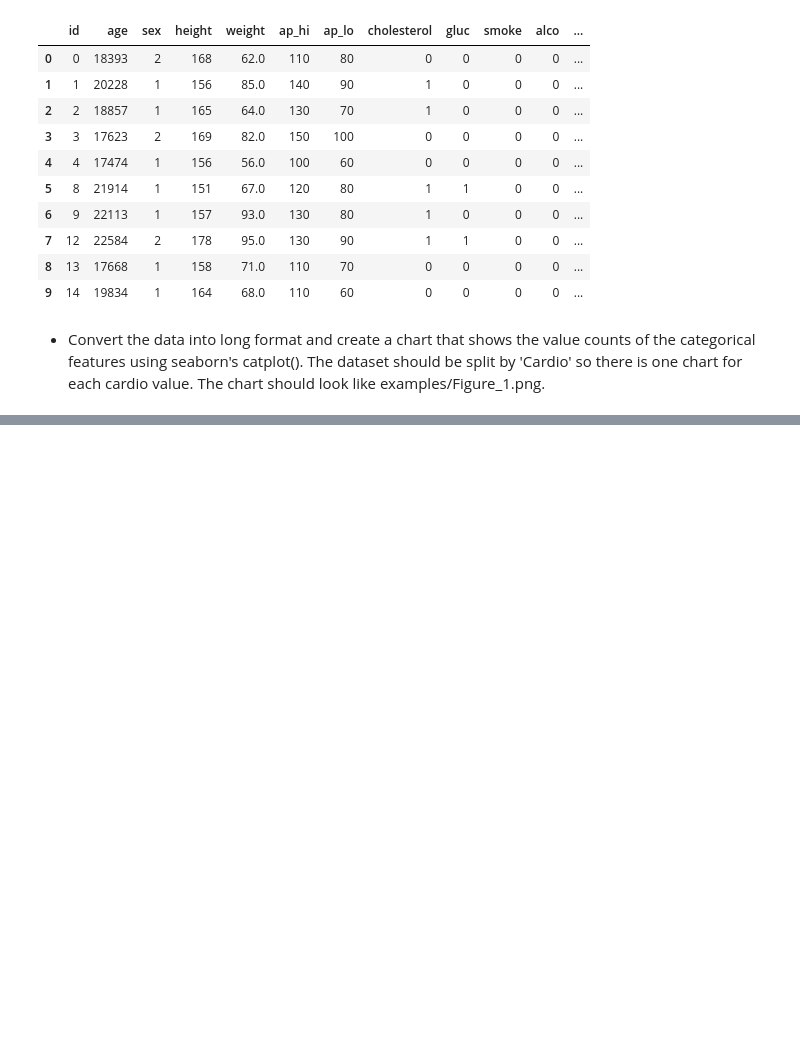
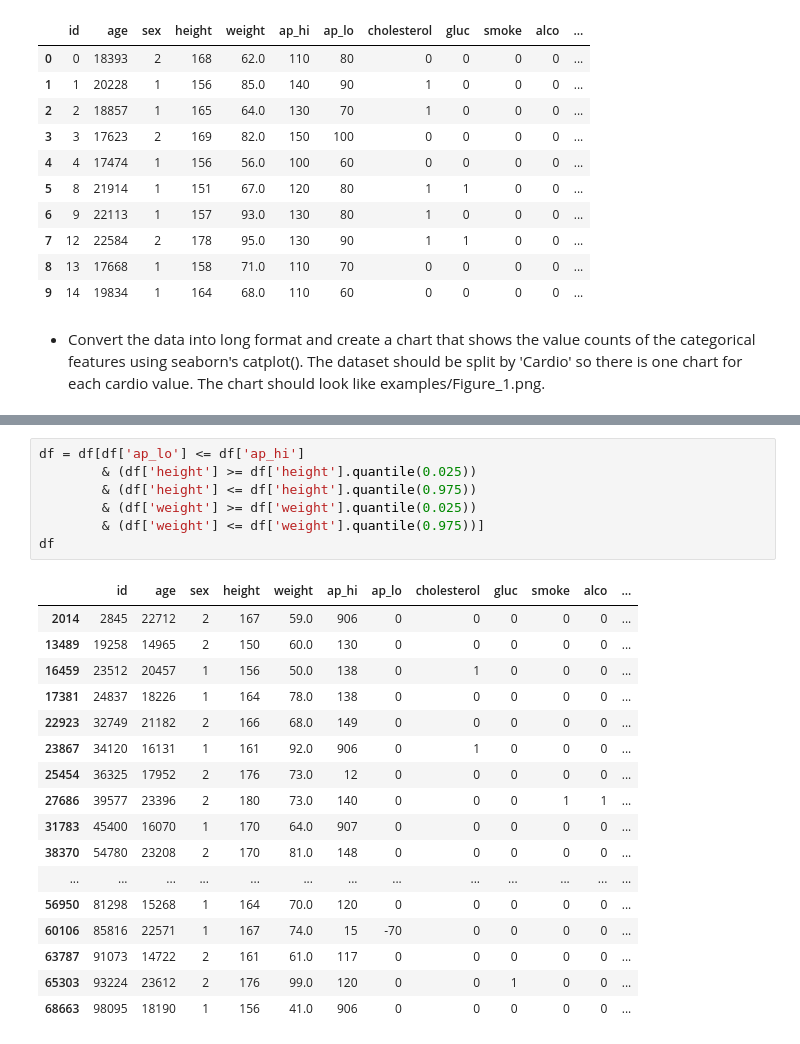
Before and after one commit to dachacond/data-analysis, a Jupyter notebook: medical_data_visualizer/medical-project.ipynb, the cells around one changed output, grey strips where cells are left out. Cells and saved outputs as stored; diff of their text form; blank space fills up the shorter version.

```diff
--- a/medical_data_visualizer/medical-project.ipynb
+++ b/medical_data_visualizer/medical-project.ipynb
@@ -75,0 +117,25 @@ df.head(10)
+# %%
+df = df[df['ap_lo'] <= df['ap_hi']
+        & (df['height'] >= df['height'].quantile(0.025))
+        & (df['height'] <= df['height'].quantile(0.975))
+        & (df['weight'] >= df['weight'].quantile(0.025))
+        & (df['weight'] <= df['weight'].quantile(0.975))]
+df
+# %% [output]
+|  | id | age | sex | height | weight | ap_hi | ap_lo | cholesterol | gluc | smoke | alco | ... |
+| 2014 | 2845 | 22712 | 2 | 167 | 59.0 | 906 | 0 | 0 | 0 | 0 | 0 | ... |
+| 13489 | 19258 | 14965 | 2 | 150 | 60.0 | 130 | 0 | 0 | 0 | 0 | 0 | ... |
+| 16459 | 23512 | 20457 | 1 | 156 | 50.0 | 138 | 0 | 1 | 0 | 0 | 0 | ... |
+| 17381 | 24837 | 18226 | 1 | 164 | 78.0 | 138 | 0 | 0 | 0 | 0 | 0 | ... |
+| 22923 | 32749 | 21182 | 2 | 166 | 68.0 | 149 | 0 | 0 | 0 | 0 | 0 | ... |
+| 23867 | 34120 | 16131 | 1 | 161 | 92.0 | 906 | 0 | 1 | 0 | 0 | 0 | ... |
+| 25454 | 36325 | 17952 | 2 | 176 | 73.0 | 12 | 0 | 0 | 0 | 0 | 0 | ... |
+| 27686 | 39577 | 23396 | 2 | 180 | 73.0 | 140 | 0 | 0 | 0 | 1 | 1 | ... |
+| 31783 | 45400 | 16070 | 1 | 170 | 64.0 | 907 | 0 | 0 | 0 | 0 | 0 | ... |
+| 38370 | 54780 | 23208 | 2 | 170 | 81.0 | 148 | 0 | 0 | 0 | 0 | 0 | ... |
+| ... | ... | ... | ... | ... | ... | ... | ... | ... | ... | ... | ... | ... |
+| 56950 | 81298 | 15268 | 1 | 164 | 70.0 | 120 | 0 | 0 | 0 | 0 | 0 | ... |
+| 60106 | 85816 | 22571 | 1 | 167 | 74.0 | 15 | -70 | 0 | 0 | 0 | 0 | ... |
+| 63787 | 91073 | 14722 | 2 | 161 | 61.0 | 117 | 0 | 0 | 0 | 0 | 0 | ... |
+| 65303 | 93224 | 23612 | 2 | 176 | 99.0 | 120 | 0 | 0 | 1 | 0 | 0 | ... |
+| 68663 | 98095 | 18190 | 1 | 156 | 41.0 | 906 | 0 | 0 | 0 | 0 | 0 | ... |
```
Also changed, not shown: parts of 5 cells of this notebook.
